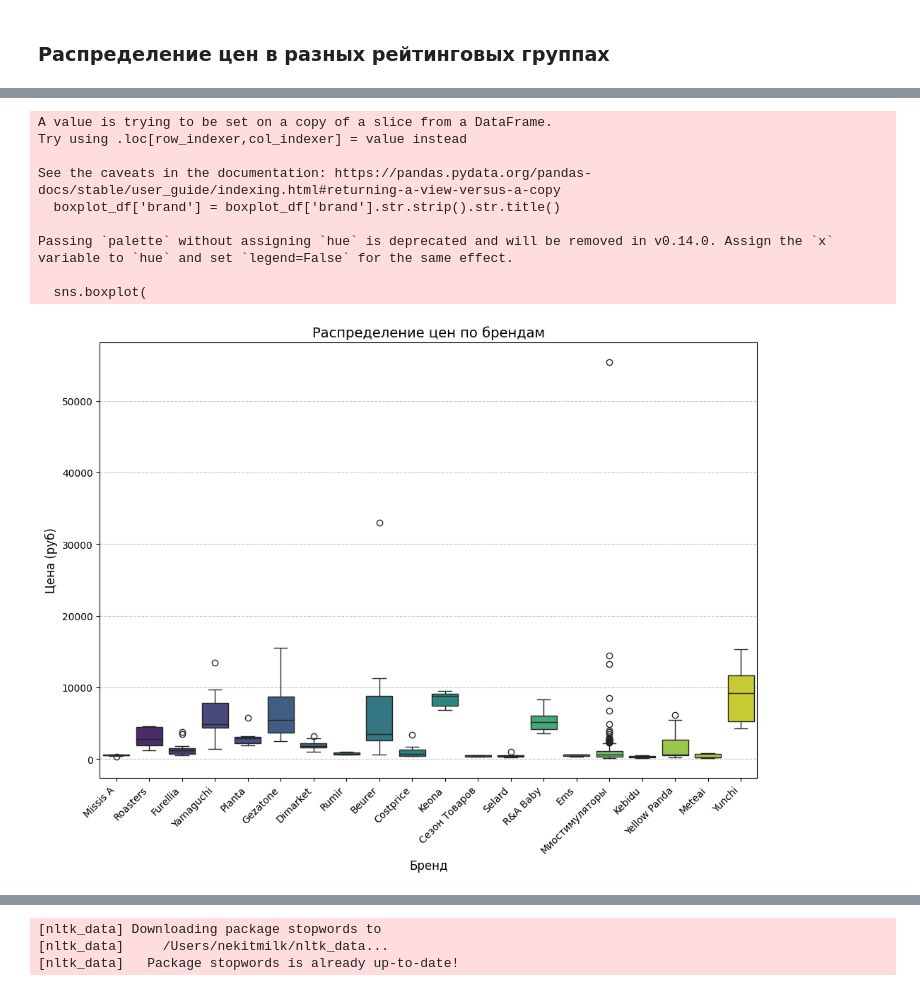
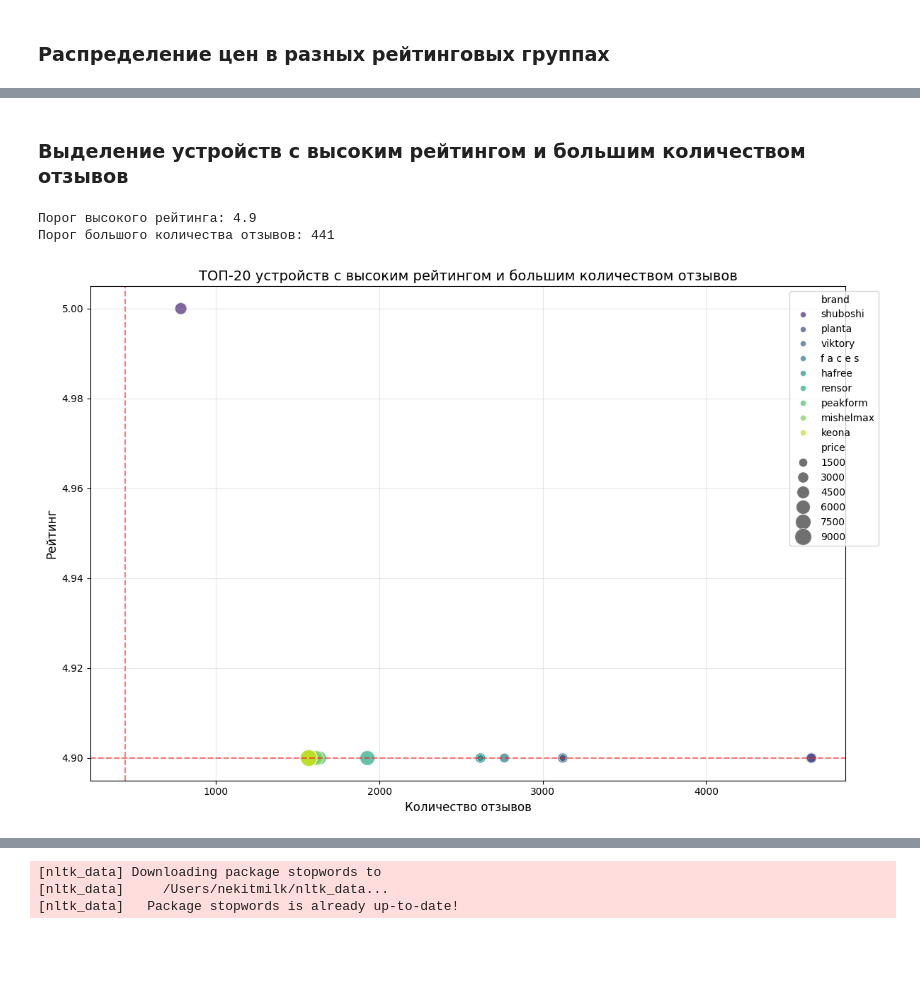
Before and after one commit to nekitmilk/ElectroPunk, a Jupyter notebook: src/notebooks/analisys.ipynb, the cells around one changed output, grey strips where cells are left out. Drawn from its saved outputs; the diff is of its cells as text; code cells hidden in the pictures; blank space fills up the shorter version.

```diff
--- a/src/notebooks/analisys.ipynb
+++ b/src/notebooks/analisys.ipynb
@@ -1125,35 +1326,45 @@ Passing `palette` without assigning `hue` is deprecated and will be removed in v
-# %%
-# Boxplot по
-
-clear_df = Goods.copy()
-
-boxplot_df = clear_df.dropna(subset=["brand"])
-boxplot_df['brand'] = boxplot_df['brand'].str.strip().str.title()
-
-top_brands = boxplot_df['brand'].value_counts().head(20).index  # Топ-20 брендов
-df_filtered = boxplot_df[boxplot_df['brand'].isin(top_brands)]
-
-plt.figure(figsize=(12, 8))
-sns.boxplot(
-    data=df_filtered,
-    x='brand',
-    y='price',
-    palette='viridis'
-)
-plt.title('Распределение цен по брендам', fontsize=14)
-plt.xlabel('Бренд', fontsize=12)
-plt.ylabel('Цена (руб)', fontsize=12)
-plt.xticks(rotation=45, ha='right')  # Поворот подписей
-plt.grid(axis='y', linestyle='--', alpha=0.7)
-plt.show()
-# %% [output]
-A value is trying to be set on a copy of a slice from a DataFrame.
-Try using .loc[row_indexer,col_indexer] = value instead
-
-See the caveats in the documentation: https://pandas.pydata.org/pandas-docs/stable/user_guide/indexing.html#returning-a-view-versus-a-copy
-  boxplot_df['brand'] = boxplot_df['brand'].str.strip().str.title()
-
-Passing `palette` without assigning `hue` is deprecated and will be removed in v0.14.0. Assign the `x` variable to `hue` and set `legend=False` for the same effect.
-
-  sns.boxplot(
-[figure, removed]
+# %% [markdown]
+### Выделение устройств с высоким рейтингом и большим количеством отзывов
+# %%
+# Рассчитаем пороговые значения
+high_rating_threshold = Goods['rating'].quantile(0.9)
+high_feedback_threshold = Goods['feedbacks'].quantile(0.75)
+
+print(f"Порог высокого рейтинга: {high_rating_threshold:.1f}")
+print(f"Порог большого количества отзывов: {high_feedback_threshold:.0f}")
+# %% [output]
+Порог высокого рейтинга: 4.9
+Порог большого количества отзывов: 441
+# %%
+popular_high_rated = Goods[
+    (Goods['rating'] >= high_rating_threshold) &
+    (Goods['feedbacks'] >= high_feedback_threshold)
+].sort_values(by=['rating', 'feedbacks'], ascending=[False, False])
+
+# Добавляем расчет отношения рейтинга к цене
+popular_high_rated['rating_price_ratio'] = popular_high_rated['rating'] / popular_high_rated['price']
+# %%
+plt.figure(figsize=(12, 8))
+top_n = 20
+sns.scatterplot(
+    data=popular_high_rated.head(top_n),
+    x='feedbacks',
+    y='rating',
+    size='price',
+    hue='brand',
+    sizes=(50, 300),
+    palette='viridis',
+    alpha=0.7
+)
+
+plt.title(f'ТОП-{top_n} устройств с высоким рейтингом и большим количеством отзывов', fontsize=14)
+plt.xlabel('Количество отзывов', fontsize=12)
+plt.ylabel('Рейтинг', fontsize=12)
+plt.axhline(y=high_rating_threshold, color='red', linestyle='--', alpha=0.5)
+plt.axvline(x=high_feedback_threshold, color='red', linestyle='--', alpha=0.5)
+plt.grid(alpha=0.3)
+plt.legend(bbox_to_anchor=(1.05, 1))
+plt.tight_layout()
+plt.show()
+# %% [output]
+[figure, added]
```
Also changed, not shown: parts of 55 cells of this notebook, 2 other files.
